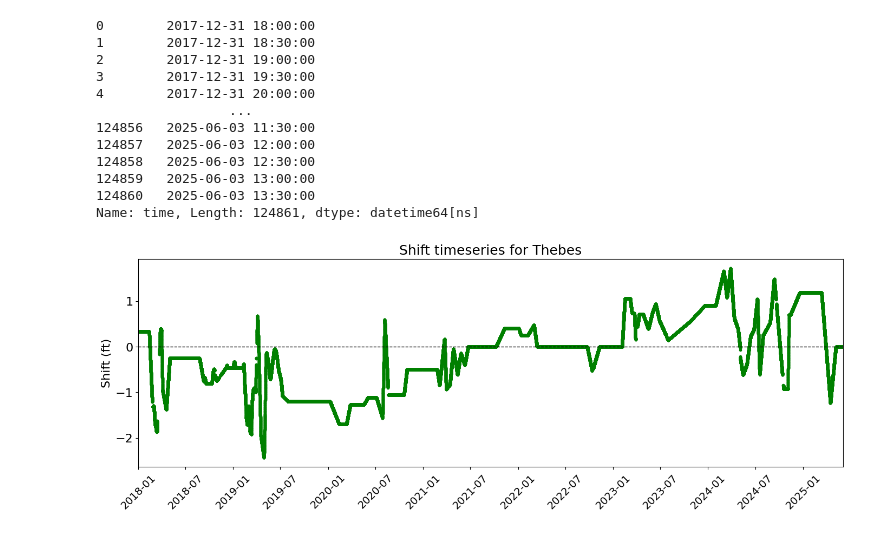
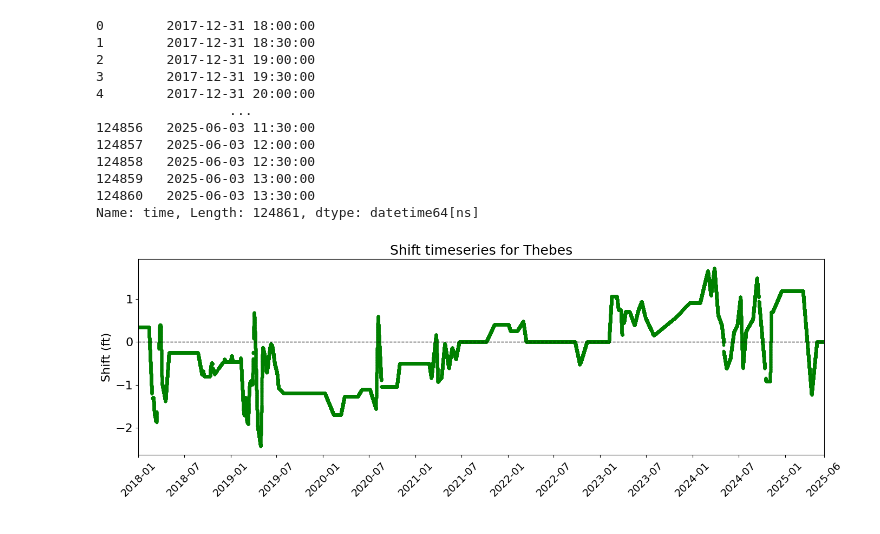
Before and after one commit to sujanmaharjan99/LRF_RC, a Jupyter notebook: discharge_to_stage/shift_plot.ipynb, the cells around one changed output. Cells and saved outputs as stored; diff of their text form; code cells hidden in the pictures.

```diff
--- a/discharge_to_stage/shift_plot.ipynb
+++ b/discharge_to_stage/shift_plot.ipynb
@@ -21,19 +21,29 @@ df_shift['time']
 124860   2025-06-03 13:30:00
 Name: time, Length: 124861, dtype: datetime64[ns]
 # %%
-t0=pd.Timestamp('2018-01-01 00:00:00')
-plt.figure(figsize=(14,5))
-plt.scatter(df_shift['time'], df_shift['shift_ft'],marker='.',color='green')
-plt.ylabel('Shift (ft)', fontsize=16)
+t0 = pd.Timestamp('2018-01-01 00:00:00')
+t1 = pd.to_datetime(df_shift['time'].max())
+
+fig, ax = plt.subplots(figsize=(14,5))
+ax.scatter(df_shift['time'], df_shift['shift_ft'], marker='.', color='green')
+ax.set_ylabel('Shift (ft)', fontsize=16)
+ax.set_title('Shift timeseries for Thebes', fontsize=18)
+ax.axhline(y=0, color='black', linestyle='--', linewidth=1)
+ax.set_xlim(t0, t1)
+
+# ticks/formatter
+ax.xaxis.set_major_locator(mdates.MonthLocator(interval=6))
+ax.xaxis.set_major_formatter(mdates.DateFormatter('%Y-%m'))
+plt.setp(ax.get_xticklabels(), rotation=45, fontsize=14)
 plt.yticks(fontsize=16)
-plt.title('Shift timeseries for Thebes', fontsize=18)
-plt.xticks(rotation=45, fontsize=14)
-plt.axhline(y=0, color='black', linestyle='--', linewidth=1)
+
+# add the last date tick safely
+last_num = mdates.date2num(t1)
+ticks = ax.get_xticks()
+ticks = np.unique(np.append(ticks, last_num))
+ax.set_xticks(ticks)
+
 plt.tight_layout()
-plt.xlim(t0, df_shift['time'].max())
-ax = plt.gca()
-ax.xaxis.set_major_locator(mdates.MonthLocator(interval=6))
-
 plt.show()
 # %% [output]
-[figure, old version]
+[figure, new version]
```
